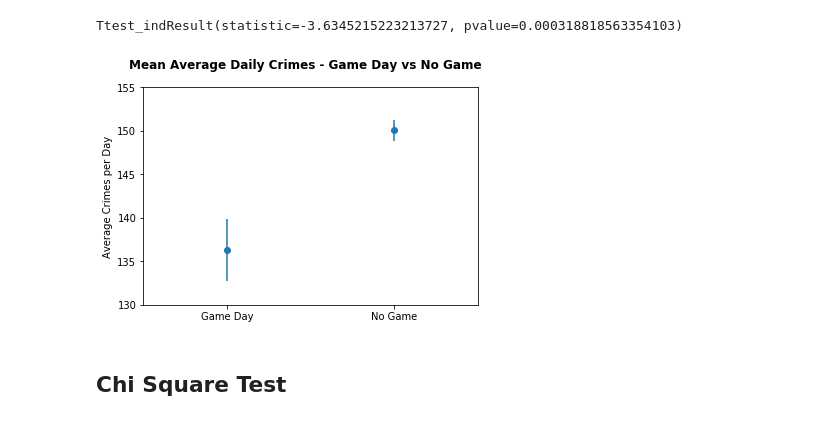
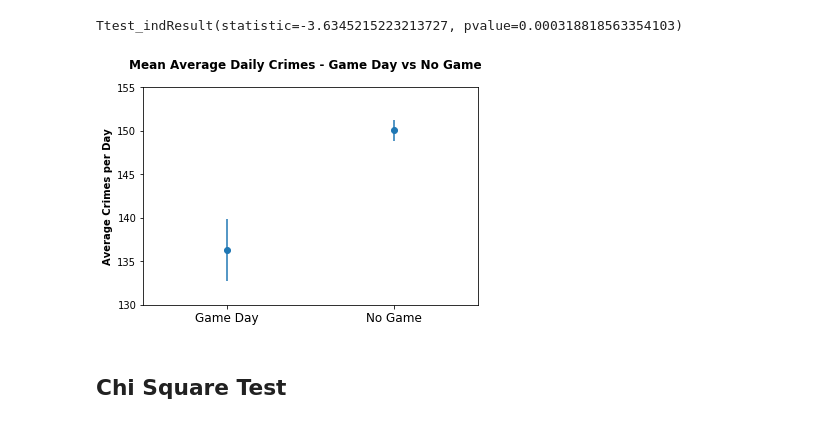
Before and after one commit to shaymusmc/Crime_TrailBlazers, a Jupyter notebook: Crime_TrailBlazers_Analysis.ipynb, the cells around one changed output. Cells and saved outputs as stored; diff of their text form; code cells hidden in the pictures.

```diff
--- a/Crime_TrailBlazers_Analysis.ipynb
+++ b/Crime_TrailBlazers_Analysis.ipynb
@@ -208,25 +208,25 @@ sem = [population1.Num_times.sem(), population2.Num_times.sem()]
 # %%
 # Plot mean of game day vs non-game day
 fig, ax = plt.subplots()
 
 fig.suptitle("Mean Average Daily Crimes - Game Day vs No Game",
              fontsize=12, fontweight="bold")
 
 ax.errorbar(x_test, means, yerr=sem, fmt="o")
 
 ax.set_xlim(-0.5, 1.5)
 ax.set_ylim(130, 155)
 
-ax.set_xticklabels(tick_labels)
+ax.set_xticklabels((tick_labels), fontsize=12)
 ax.set_xticks([0, 1])
 
-ax.set_ylabel("Average Crimes per Day")
+ax.set_ylabel("Average Crimes per Day", fontsize=10, fontweight="bold")
 
 # Save the figure
 plt.savefig("Output/ttest.png")
 plt.show()
 # %% [output]
-[figure, old version]
+[figure, new version]
 # %% [markdown]
 ## Chi Square Test
 # %%
```
Also changed, not shown: parts of 5 cells of this notebook, 6 other files.
